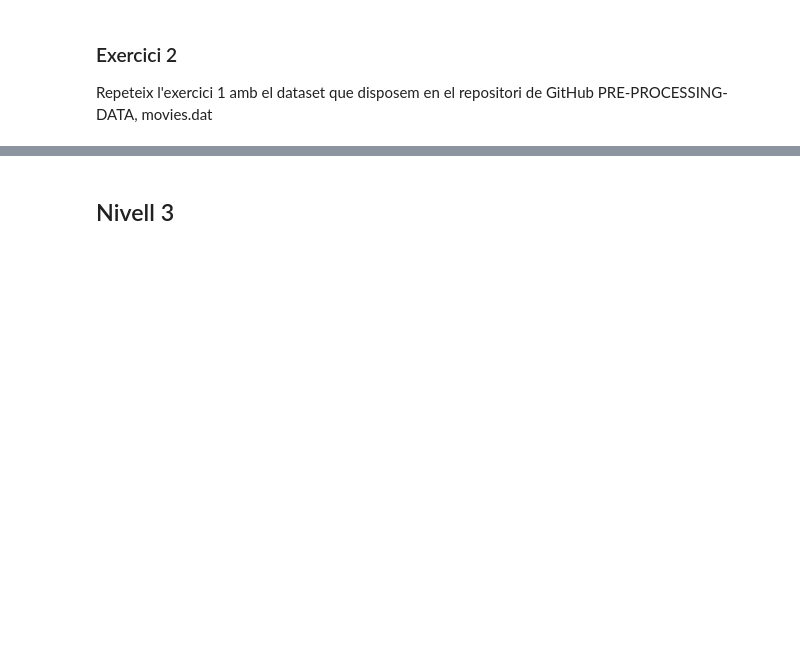
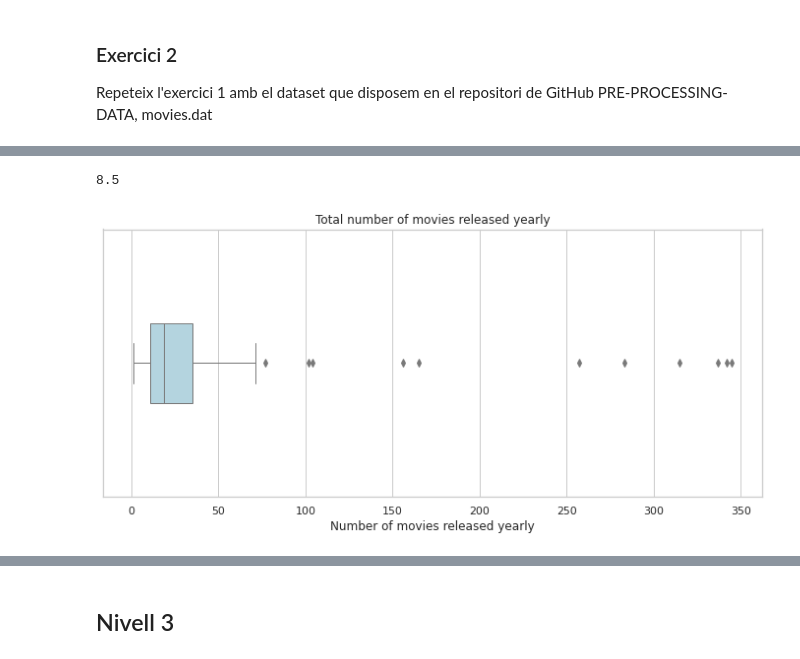
Before and after one commit to itacademy-rogergallart/visualitzacio_grafica_de_multiples_variables, a Jupyter notebook: tasca6A_visualitzacio_grafica_multiples_variables.ipynb, the cells around one changed output, grey strips where cells are left out. Cells and saved outputs as stored; diff of their text form; code cells hidden in the pictures; blank space fills up the shorter version.

```diff
--- a/tasca6A_visualitzacio_grafica_multiples_variables.ipynb
+++ b/tasca6A_visualitzacio_grafica_multiples_variables.ipynb
@@ -101,0 +420,17 @@ memory usage: 166.1+ KB
+# %%
+round((moviesByPublic['Total']).median(),3)
+# %% [output]
+8.5
+# %%
+# Exercici:
+# sns.set(style="whitegrid")
+# ax = sns.boxplot(x = data['Quantity'], color='lightblue', fliersize=5, orient='v', linewidth=1, width=0.3)
+
+plt.figure(figsize=(12,5))
+
+sns.set(style="whitegrid")
+ax = sns.boxplot(x = moviesByYear['Total'], color='lightblue', fliersize=5, orient='v', linewidth=1, width=0.3)
+plt.title('Total number of movies released yearly');
+plt.xlabel('Number of movies released yearly');
+# %% [output]
+[figure, added]
```
Also changed, not shown: parts of 52 cells of this notebook.
